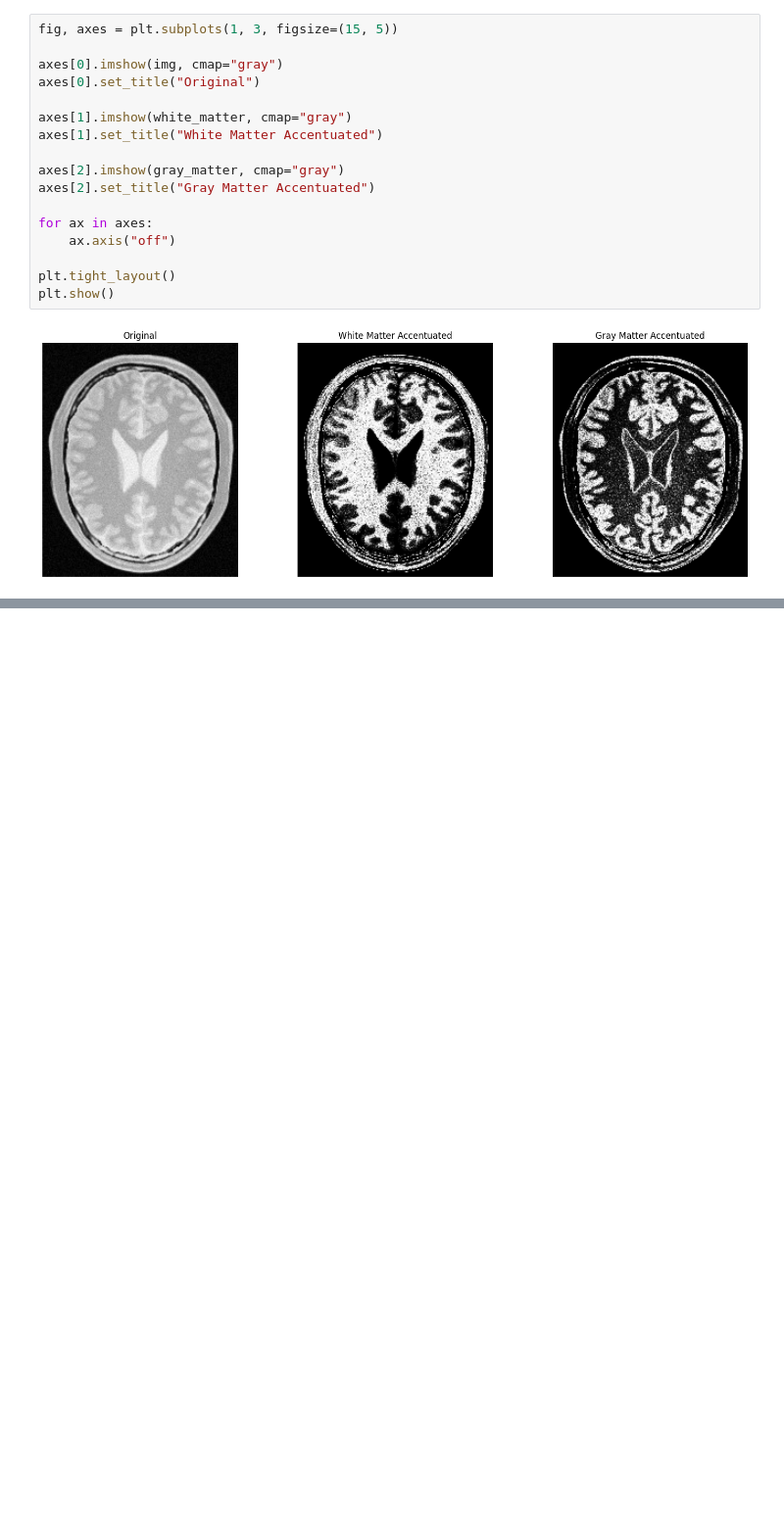
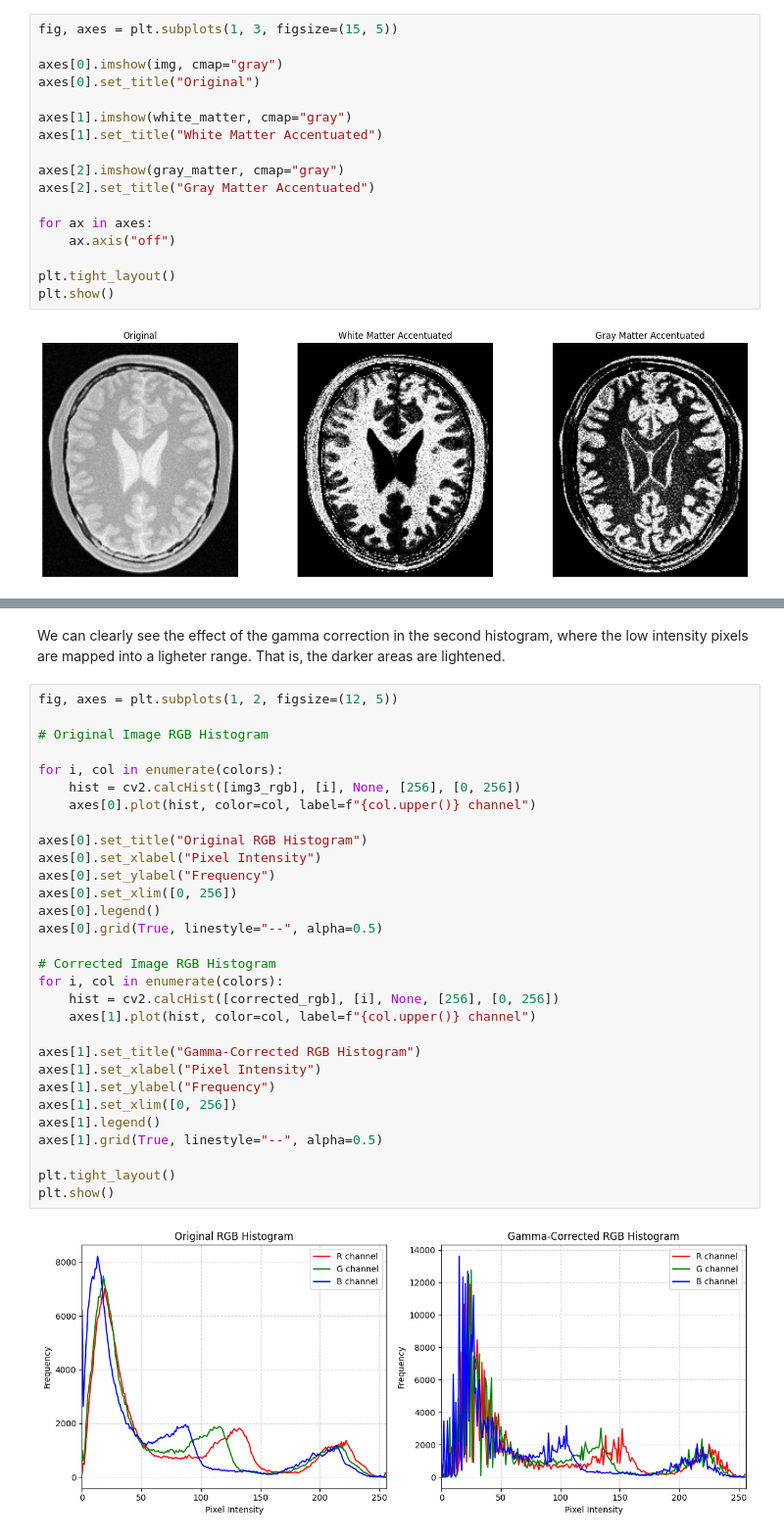
Before and after one commit to Minu-Fernando/EN3160, a Jupyter notebook: Assignment 1/Assignment_01.ipynb, the cells around one changed output, grey strips where cells are left out. Shown at 98% size. Saved outputs shown, nothing was run; the diff lists cells and outputs as text; blank space fills up the shorter version.

```diff
--- a/Assignment 1/Assignment_01.ipynb
+++ b/Assignment 1/Assignment_01.ipynb
@@ -278,0 +348,34 @@ plt.show()
+# %% [markdown]
+We can clearly see the effect of the gamma correction in the second histogram, where the low intensity pixels are mapped into a ligheter range. That is, the darker areas are lightened.
+# %%
+fig, axes = plt.subplots(1, 2, figsize=(12, 5))
+
+# Original Image RGB Histogram
+
+for i, col in enumerate(colors):
+    hist = cv2.calcHist([img3_rgb], [i], None, [256], [0, 256])
+    axes[0].plot(hist, color=col, label=f"{col.upper()} channel")
+
+axes[0].set_title("Original RGB Histogram")
+axes[0].set_xlabel("Pixel Intensity")
+axes[0].set_ylabel("Frequency")
+axes[0].set_xlim([0, 256])
+axes[0].legend()
+axes[0].grid(True, linestyle="--", alpha=0.5)
+
+# Corrected Image RGB Histogram
+for i, col in enumerate(colors):
+    hist = cv2.calcHist([corrected_rgb], [i], None, [256], [0, 256])
+    axes[1].plot(hist, color=col, label=f"{col.upper()} channel")
+
+axes[1].set_title("Gamma-Corrected RGB Histogram")
+axes[1].set_xlabel("Pixel Intensity")
+axes[1].set_ylabel("Frequency")
+axes[1].set_xlim([0, 256])
+axes[1].legend()
+axes[1].grid(True, linestyle="--", alpha=0.5)
+
+plt.tight_layout()
+plt.show()
+# %% [output]
+[figure, added]
```
Also changed, not shown: parts of 9 cells of this notebook, 1 other file.
